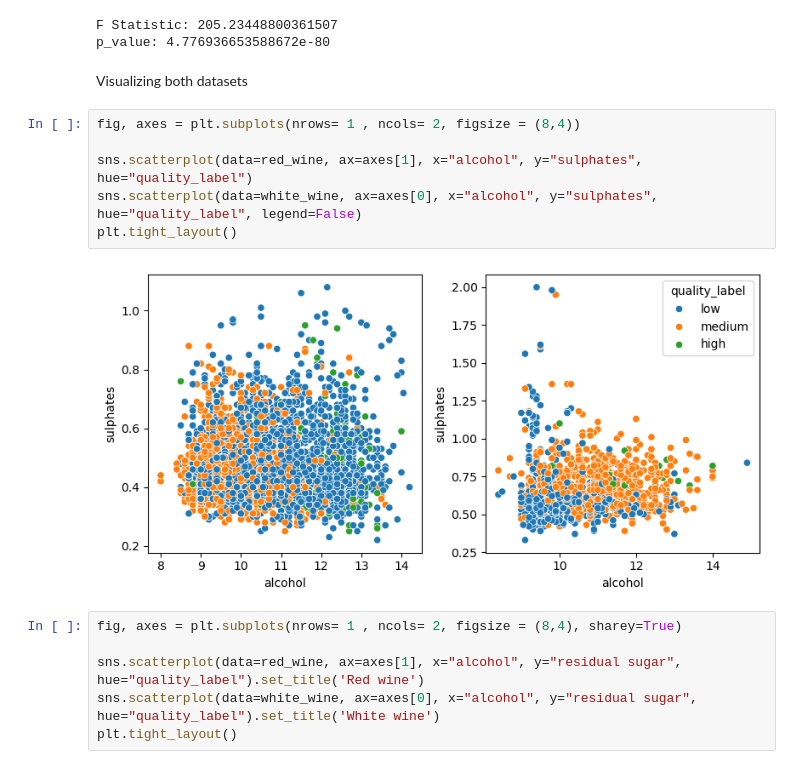
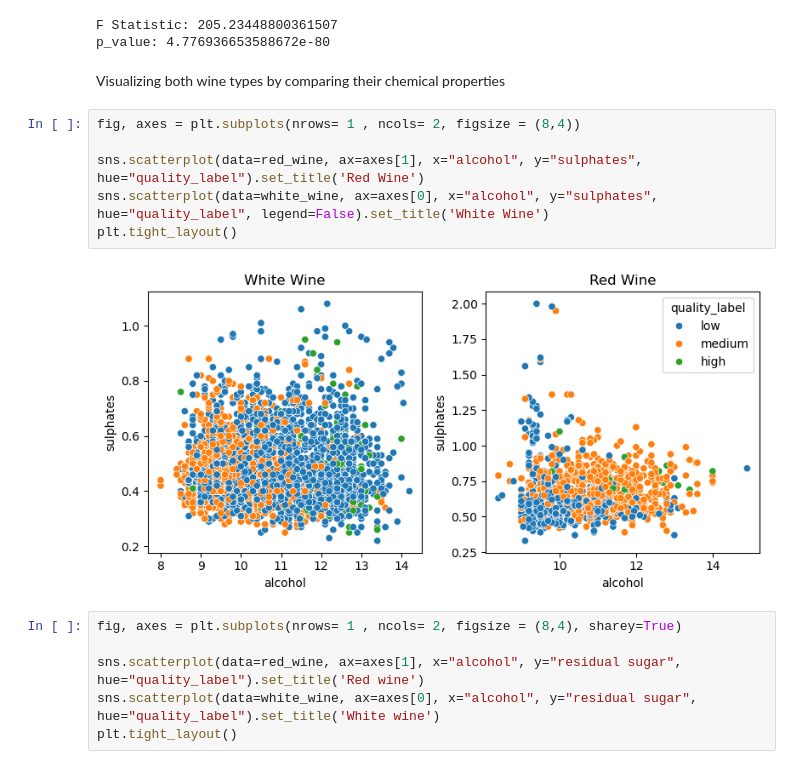
Before and after one commit to Meddy92-gif/Blueberry-winery-project, a Jupyter notebook: wine+quality/EDA_red+white_wine.ipynb, the cells around one changed output. Drawn from its saved outputs; the diff is of its cells as text.

```diff
--- a/wine+quality/EDA_red+white_wine.ipynb
+++ b/wine+quality/EDA_red+white_wine.ipynb
@@ -105,16 +105,16 @@ print('F Statistic:', F, '\np_value:', p)
 # %% [output]
 F Statistic: 205.23448800361507
 p_value: 4.776936653588672e-80
-# %% [markdown]
-Visualizing both datasets
+# %% [markdown]
+Visualizing both wine types by comparing their chemical properties
 # %%
 fig, axes = plt.subplots(nrows= 1 , ncols= 2, figsize = (8,4))
 
-sns.scatterplot(data=red_wine, ax=axes[1], x="alcohol", y="sulphates", hue="quality_label")
-sns.scatterplot(data=white_wine, ax=axes[0], x="alcohol", y="sulphates", hue="quality_label", legend=False)
+sns.scatterplot(data=red_wine, ax=axes[1], x="alcohol", y="sulphates", hue="quality_label").set_title('Red Wine')
+sns.scatterplot(data=white_wine, ax=axes[0], x="alcohol", y="sulphates", hue="quality_label", legend=False).set_title('White Wine')
 plt.tight_layout()
 # %% [output]
-[figure, old version]
+[figure, new version]
 # %%
 fig, axes = plt.subplots(nrows= 1 , ncols= 2, figsize = (8,4), sharey=True)
 
```
Also changed, not shown: parts of 1 cell of this notebook.
